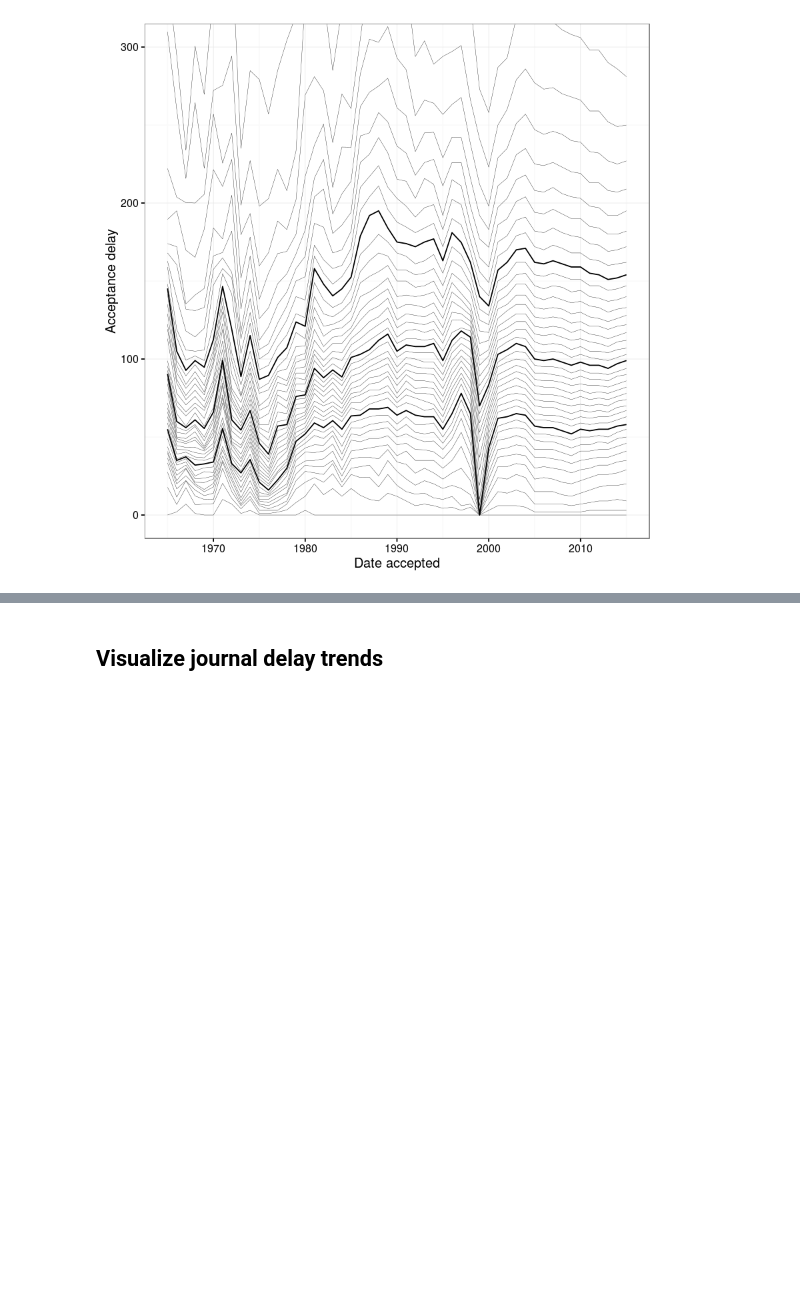
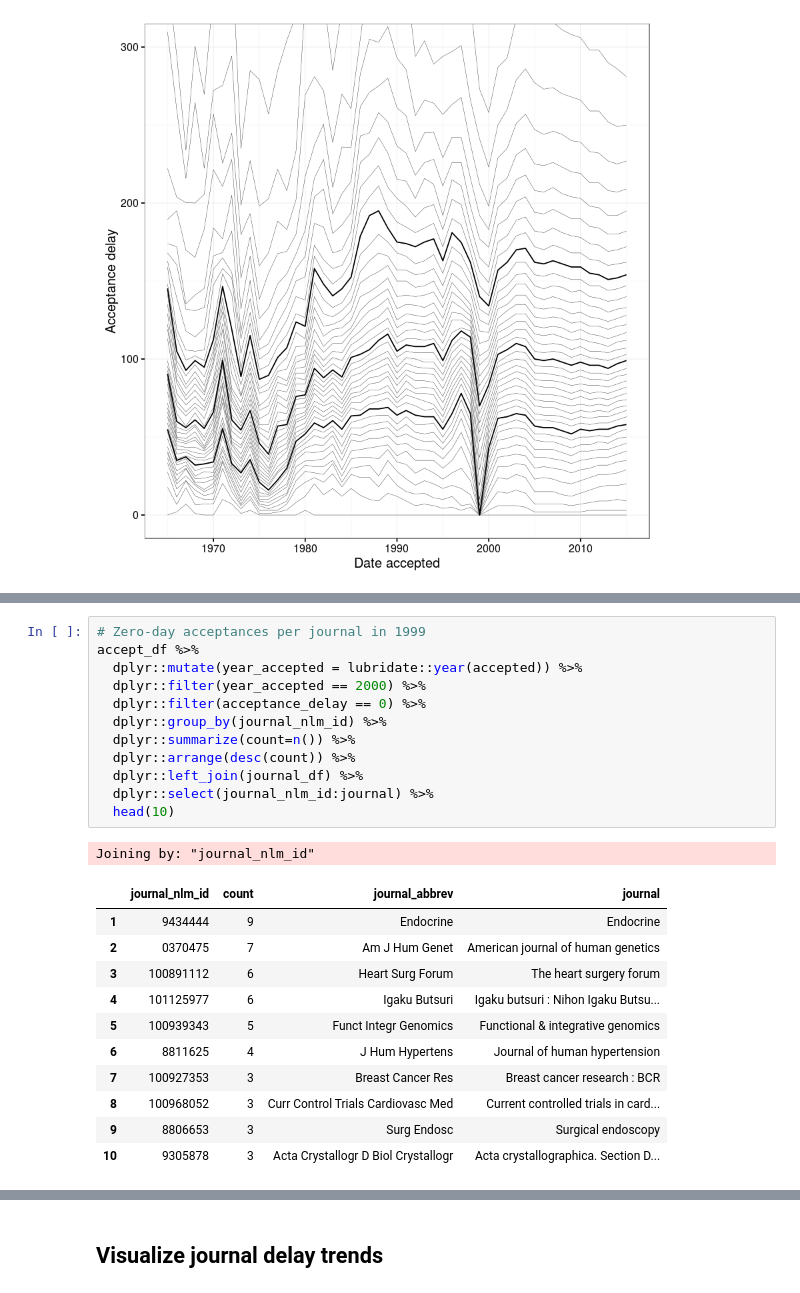
Before and after one commit to dhimmel/delays, a Jupyter notebook: plot.ipynb, the cells around one changed output, grey strips where cells are left out. Saved outputs shown, nothing was run; the diff lists cells and outputs as text; blank space fills up the shorter version.

```diff
--- a/plot.ipynb
+++ b/plot.ipynb
@@ -180,0 +176,25 @@ percentile_df %>%
+# %%
+# Zero-day acceptances per journal in 1999
+accept_df %>%
+  dplyr::mutate(year_accepted = lubridate::year(accepted)) %>%
+  dplyr::filter(year_accepted == 2000) %>%
+  dplyr::filter(acceptance_delay == 0) %>%
+  dplyr::group_by(journal_nlm_id) %>%
+  dplyr::summarize(count=n()) %>%
+  dplyr::arrange(desc(count)) %>%
+  dplyr::left_join(journal_df) %>%
+  dplyr::select(journal_nlm_id:journal) %>%
+  head(10)
+# %% [output]
+Joining by: "journal_nlm_id"
+|  | journal_nlm_id | count | journal_abbrev | journal |
+| 1 | 9434444 | 9 | Endocrine | Endocrine |
+| 2 | 0370475 | 7 | Am J Hum Genet | American journal of human genetics |
+| 3 | 100891112 | 6 | Heart Surg Forum | The heart surgery forum |
+| 4 | 101125977 | 6 | Igaku Butsuri | Igaku butsuri : Nihon Igaku Butsu... |
+| 5 | 100939343 | 5 | Funct Integr Genomics | Functional & integrative genomics |
+| 6 | 8811625 | 4 | J Hum Hypertens | Journal of human hypertension |
+| 7 | 100927353 | 3 | Breast Cancer Res | Breast cancer research : BCR |
+| 8 | 100968052 | 3 | Curr Control Trials Cardiovasc Med | Current controlled trials in card... |
+| 9 | 8806653 | 3 | Surg Endosc | Surgical endoscopy |
+| 10 | 9305878 | 3 | Acta Crystallogr D Biol Crystallogr | Acta crystallographica. Section D... |
```
Also changed, not shown: parts of 7 cells of this notebook.
